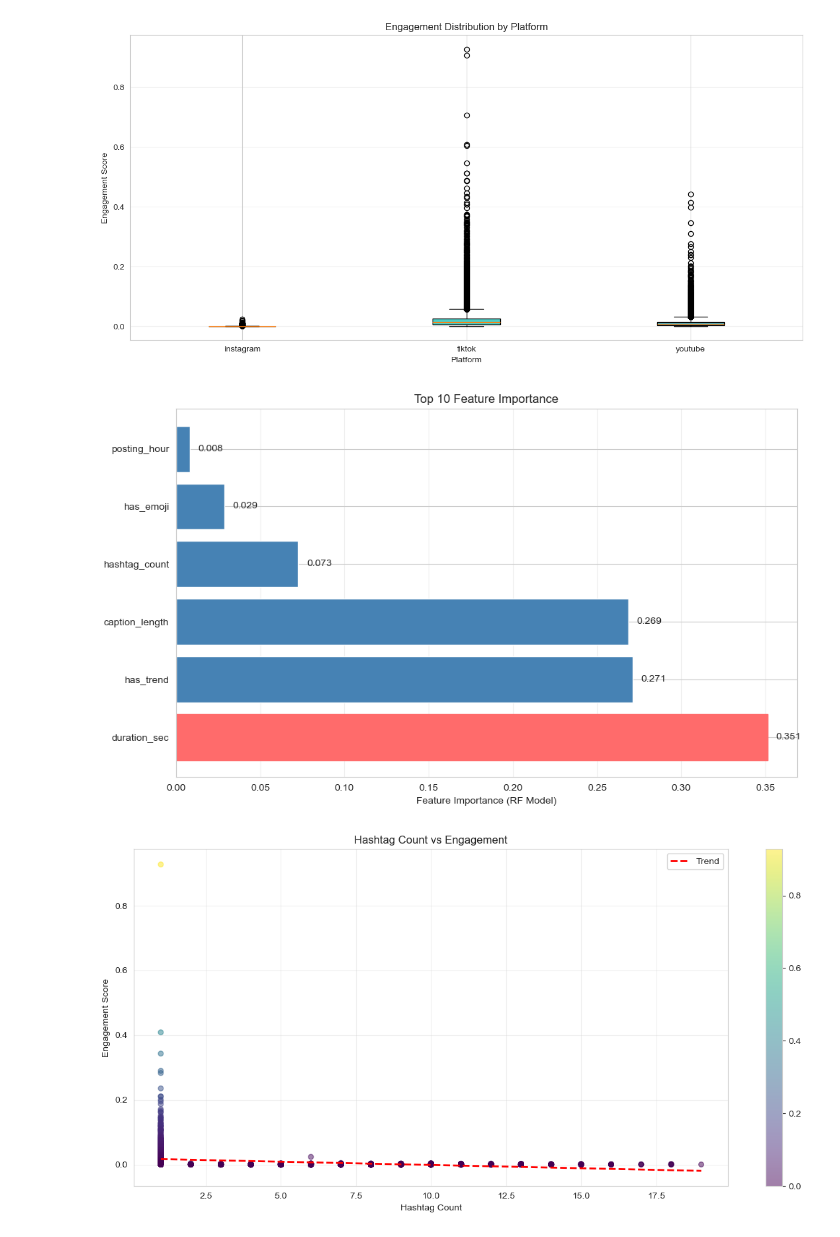
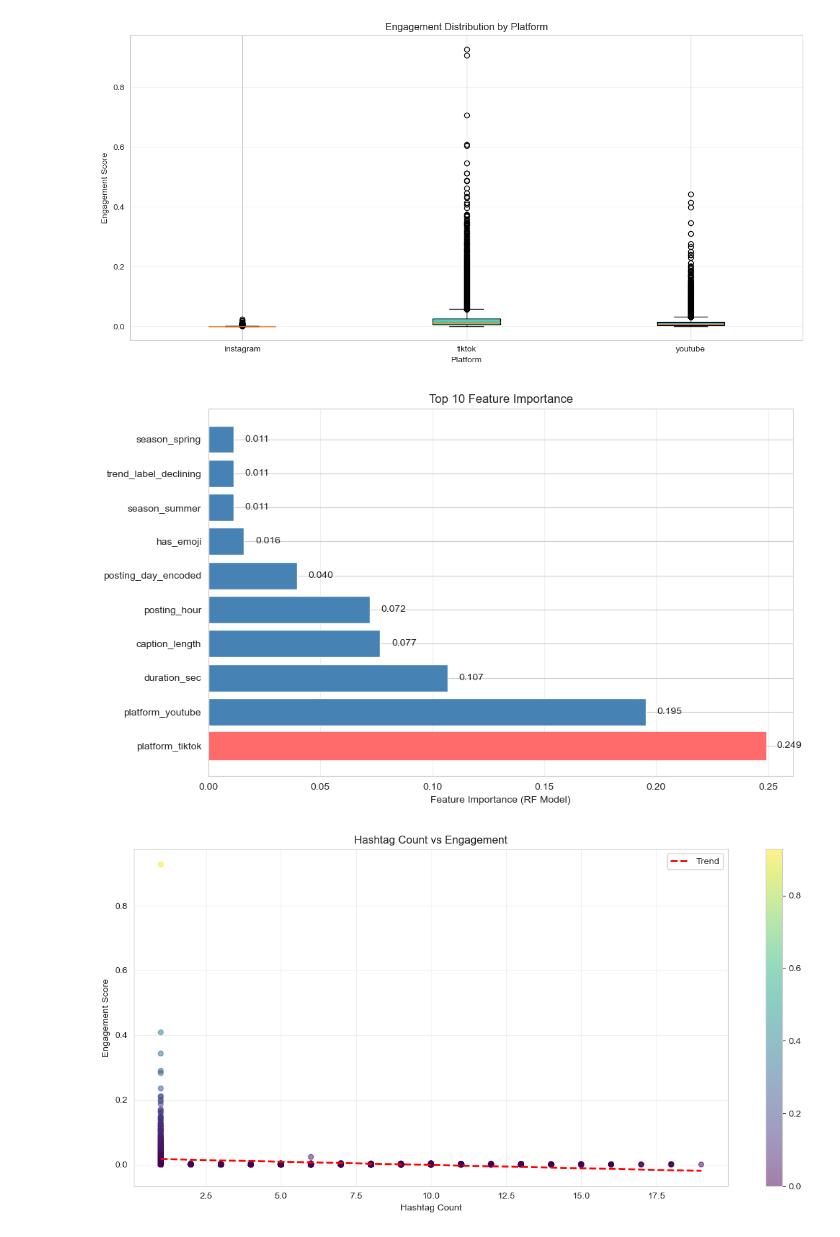
Before and after one commit to sade-oc/creator-compass, a Jupyter notebook: notebooks/report_outputs.ipynb, the cells around one changed output. Saved outputs shown, nothing was run; the diff lists cells and outputs as text; code cells hidden in the pictures.

Commit message:
updated notebook to gather more figures and tables for the report evidence and also cleaned up the noptbook folder structure

```diff
--- a/notebooks/report_outputs.ipynb
+++ b/notebooks/report_outputs.ipynb
@@ -107,0 +150,34 @@ Data preparation complete
+# %%
+# Load the pre-trained Random Forest model
+print("\n" + "="*70)
+print("LOADING PRE-TRAINED RANDOM FOREST MODEL")
+print("="*70)
+
+model_path = Path("../models/engagement_model_random_forest.joblib")
+
+if model_path.exists():
+    rf = joblib.load(model_path)
+    print(f" Model loaded: {model_path.name}")
+    print(f" Model type: {type(rf).__name__}")
+    print(f" Number of features: {rf.n_features_in_}")
+
+    # Extract feature column names from the model
+    if hasattr(rf, 'feature_names_in_'):
+        feature_cols = rf.feature_names_in_.tolist()
+        print(f" Feature names extracted: {len(feature_cols)} features")
+    else:
+        print(" Warning: Feature names not stored in model")
+        feature_cols = [f"feature_{i}" for i in range(rf.n_features_in_)]
+else:
+    print(f" ERROR: Model file not found at {model_path}")
+    print(f" Checking for alternative model paths...")
+    alt_paths = list(Path("..").glob("**/engagement_model_random_forest.joblib"))
+    if alt_paths:
+        rf = joblib.load(alt_paths[0])
+        if hasattr(rf, 'feature_names_in_'):
+            feature_cols = rf.feature_names_in_.tolist()
+        else:
+            feature_cols = [f"feature_{i}" for i in range(rf.n_features_in_)]
+        print(f" Loaded model from: {alt_paths[0]}")
+    else:
+        raise FileNotFoundError("Could not find engagement_model_random_forest.joblib")
@@ -652,24 +736,24 @@ plt.show()
 [figure]
 # %%
 # Figure 5.20: Feature Importance (from Random Forest Model - NO DATA LEAKAGE)
-# Extract RF feature importances
+# Extract TOP 10 RF feature importances only
 feature_importance_dict = dict(zip(feature_cols, rf.feature_importances_))
-sorted_features = sorted(feature_importance_dict.items(), key=lambda x: x[1], reverse=True)
+sorted_features = sorted(feature_importance_dict.items(), key=lambda x: x[1], reverse=True)[:10]
 features, importances = zip(*sorted_features)
 fig, ax = plt.subplots(figsize=(10, 6))
 bars = ax.barh(range(len(features)), importances, color='steelblue')
 bars[0].set_color('#FF6B6B')
 ax.set_yticks(range(len(features)))
 ax.set_yticklabels(features)
 ax.set(xlabel='Feature Importance (RF Model)', title='Top 10 Feature Importance')
 ax.grid(axis='x', alpha=0.3)
 for i, v in enumerate(importances):
     ax.text(v + 0.005, i, f'{v:.3f}', va='center')
 plt.tight_layout()
 plt.savefig('figure_5_20_feature_importance.png', dpi=300, bbox_inches='tight')
 plt.show()
 # %% [output]
-[figure, old version]
+[figure, new version]
 # %%
 # Figure 5.22: Hashtag Count vs Engagement
 sample_df = df[['hashtag_count', 'engagement']].dropna().sample(min(5000, len(df)), random_state=42)
```
Also changed, not shown: parts of 16 cells of this notebook, 18 other files.
